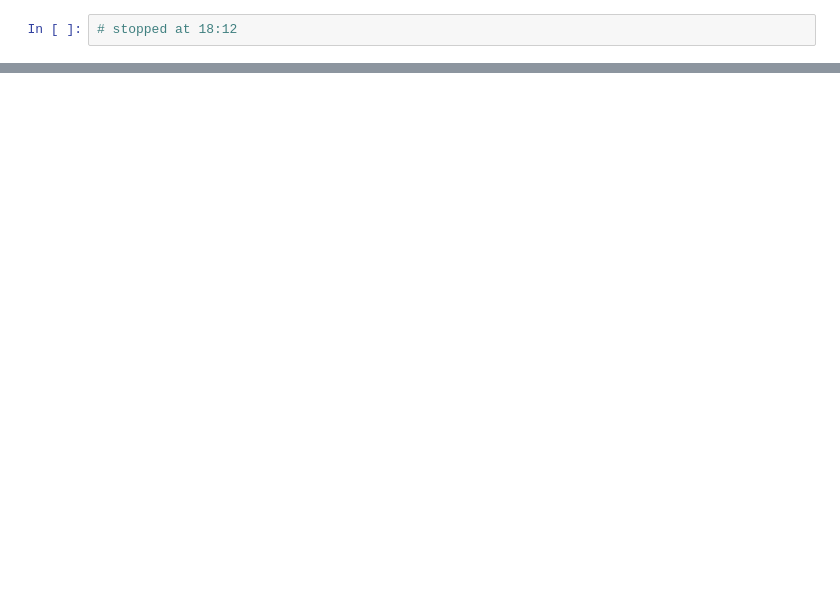
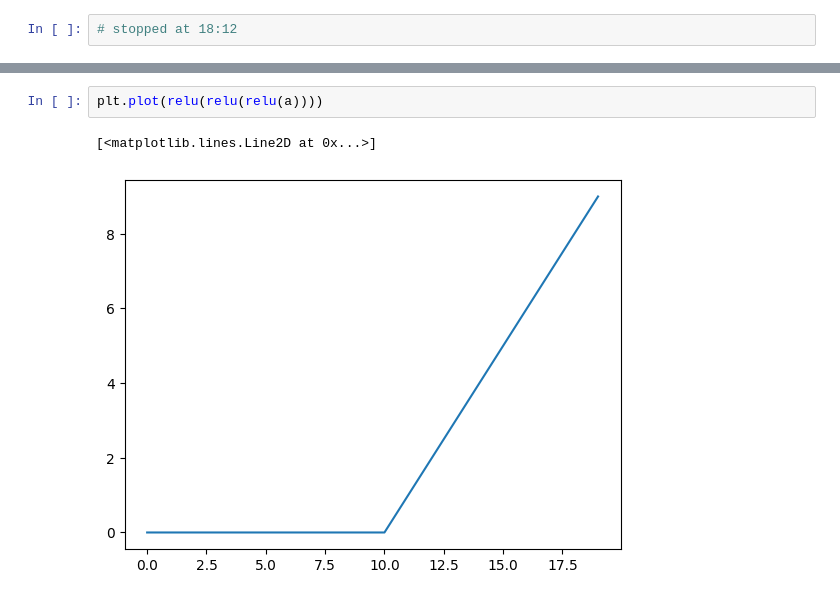
Before and after one commit to 00015775/learning-lab, a Jupyter notebook: pytorch/notebooks/03_youtube_pytorch.ipynb, the cells around one changed output, grey strips where cells are left out. Cells and saved outputs as stored; diff of their text form; blank space fills up the shorter version.

```diff
--- a/pytorch/notebooks/03_youtube_pytorch.ipynb
+++ b/pytorch/notebooks/03_youtube_pytorch.ipynb
@@ -1068,0 +1132,5 @@ torch.Size([16, 10])
+# %%
+plt.plot(relu(relu(relu(a))))
+# %% [output]
+[<matplotlib.lines.Line2D at 0x...>]
+[figure, added]
```
Also changed, not shown: parts of 53 cells of this notebook.
